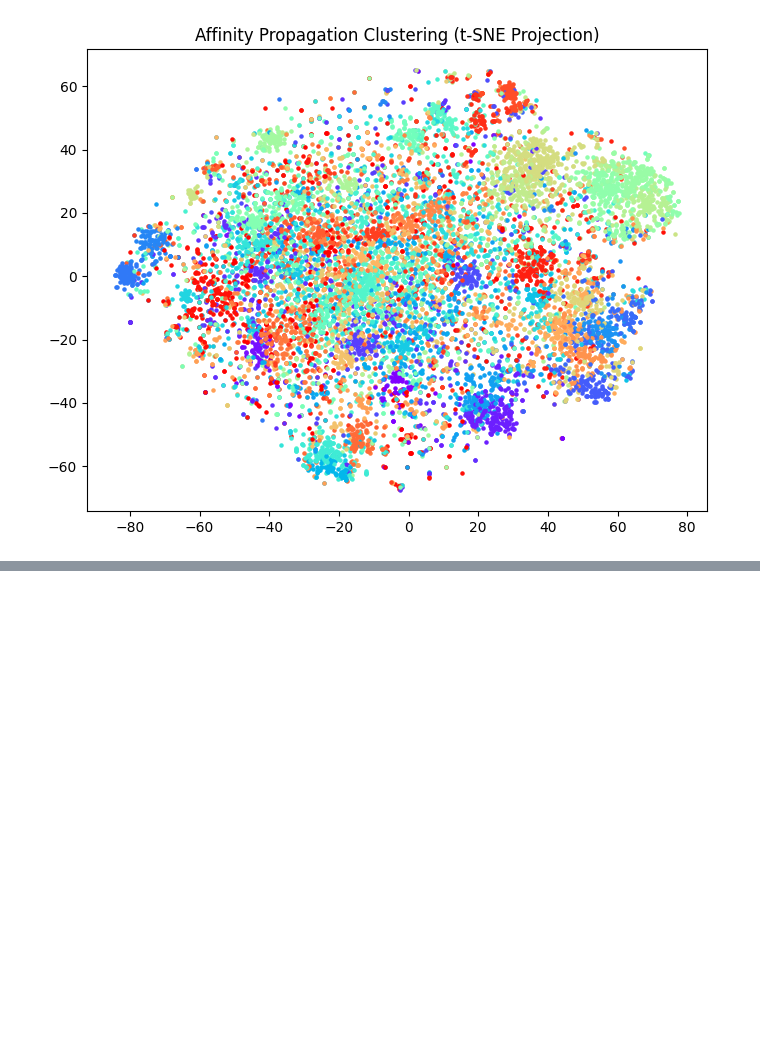
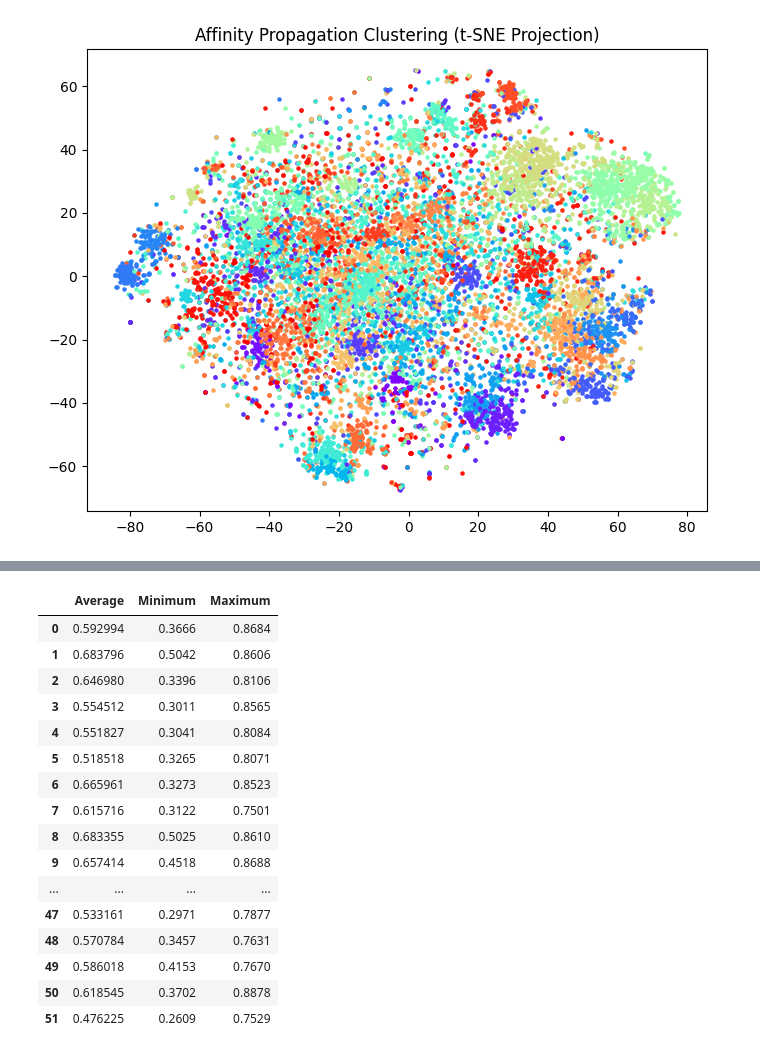
Before and after one commit to Nitromon/RCT-IAA-Analysis, a Jupyter notebook: RCT_Project.ipynb, the cells around one changed output, grey strips where cells are left out. Cells and saved outputs as stored; diff of their text form; code cells hidden in the pictures; blank space fills up the shorter version.

```diff
--- a/RCT_Project.ipynb
+++ b/RCT_Project.ipynb
@@ -94,0 +149,34 @@ plt.show()
+# %%
+# Find average cosine distance of exemplars within each cluster:
+exemplar_list = []
+for exemplar1 in exemplars:
+    exemplar_cosdist = []
+    for exemplar2 in exemplars:
+        if np.all(exemplar1!=exemplar2):
+            exemplar_cosdist.append(round(get_cosine_dist(exemplar1, exemplar2),4))
+    exemplar_dict={"Average":statistics.mean(exemplar_cosdist),
+                   "Minimum":min(exemplar_cosdist),
+                   "Maximum":max(exemplar_cosdist)}
+    exemplar_list.append(exemplar_dict)
+
+# Print the result as a dataframe:
+exemplar_df = pd.DataFrame(exemplar_list)
+exemplar_df
+# %% [output]
+|  | Average | Minimum | Maximum |
+| 0 | 0.592994 | 0.3666 | 0.8684 |
+| 1 | 0.683796 | 0.5042 | 0.8606 |
+| 2 | 0.646980 | 0.3396 | 0.8106 |
+| 3 | 0.554512 | 0.3011 | 0.8565 |
+| 4 | 0.551827 | 0.3041 | 0.8084 |
+| 5 | 0.518518 | 0.3265 | 0.8071 |
+| 6 | 0.665961 | 0.3273 | 0.8523 |
+| 7 | 0.615716 | 0.3122 | 0.7501 |
+| 8 | 0.683355 | 0.5025 | 0.8610 |
+| 9 | 0.657414 | 0.4518 | 0.8688 |
+| ... | ... | ... | ... |
+| 47 | 0.533161 | 0.2971 | 0.7877 |
+| 48 | 0.570784 | 0.3457 | 0.7631 |
+| 49 | 0.586018 | 0.4153 | 0.7670 |
+| 50 | 0.618545 | 0.3702 | 0.8878 |
+| 51 | 0.476225 | 0.2609 | 0.7529 |
```
Also changed, not shown: parts of 6 cells of this notebook, 2 other files.
